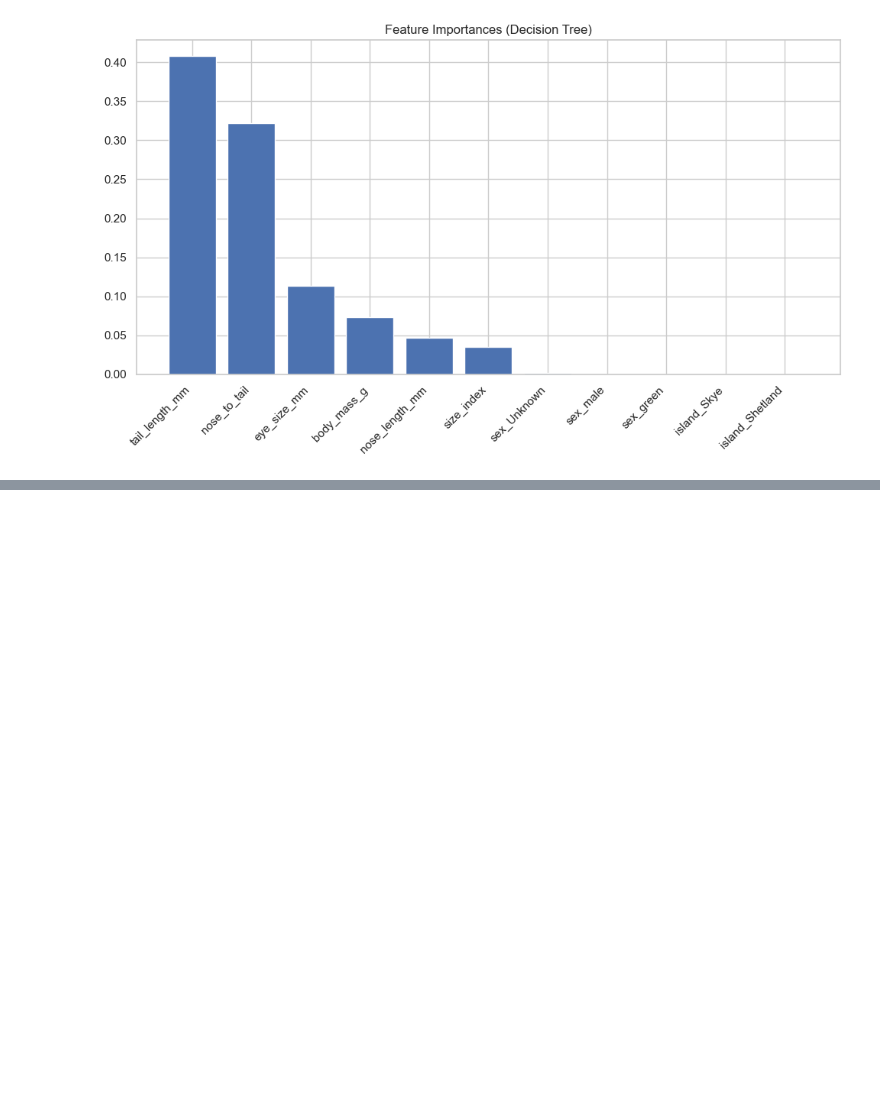
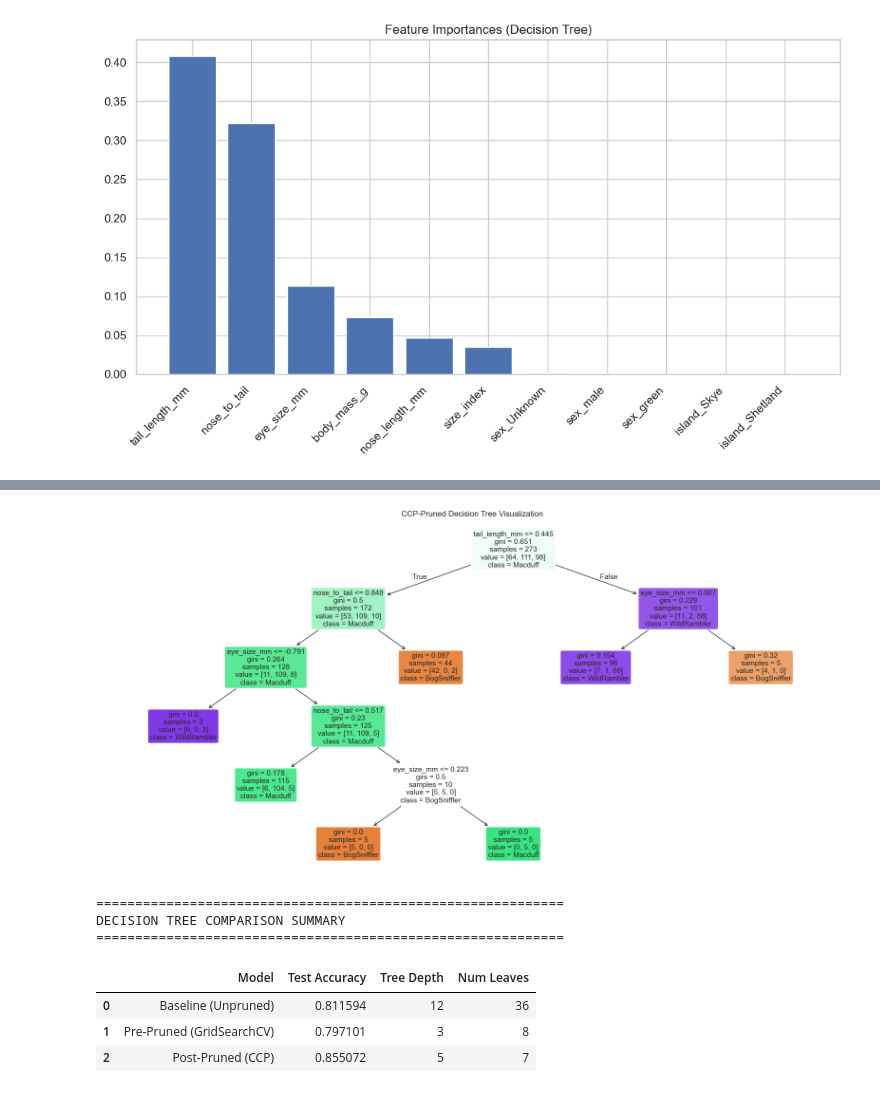
Before and after one commit to AhmedIkram05/haggis-predictive-modeling, a Jupyter notebook: ahmed-ikram.ipynb, the cells around one changed output, grey strips where cells are left out. Cells and saved outputs as stored; diff of their text form; code cells hidden in the pictures; blank space fills up the shorter version.

```diff
--- a/ahmed-ikram.ipynb
+++ b/ahmed-ikram.ipynb
@@ -785,0 +898,40 @@ weighted avg       0.90      0.90      0.90        69
+# %%
+# Visualize the pruned tree (CCP-pruned version)
+plt.figure(figsize=(16, 8))
+plot_tree(ccp_pruned_tree,
+          feature_names=feature_names,
+          class_names=list(dt_pipeline.classes_),
+          filled=True,
+          rounded=True,
+          fontsize=11)
+plt.title("CCP-Pruned Decision Tree Visualization")
+plt.tight_layout()
+plt.show()
+
+# Compare all Decision Tree variants
+print("\n" + "="*60)
+print("DECISION TREE COMPARISON SUMMARY")
+print("="*60)
+baseline_depth = dt_pipeline.named_steps['classifier'].get_depth()
+baseline_leaves = dt_pipeline.named_steps['classifier'].get_n_leaves()
+prepruned_depth = best_prepruned.named_steps['classifier'].get_depth()
+prepruned_leaves = best_prepruned.named_steps['classifier'].get_n_leaves()
+
+comparison_df = pd.DataFrame({
+    'Model': ['Baseline (Unpruned)', 'Pre-Pruned (GridSearchCV)', 'Post-Pruned (CCP)'],
+    'Test Accuracy': [accuracy_score(y_test, y_pred_dt),
+                      accuracy_score(y_test, y_pred_prepruned),
+                      accuracy_score(y_test, y_pred_ccp)],
+    'Tree Depth': [baseline_depth, prepruned_depth, ccp_pruned_tree.get_depth()],
+    'Num Leaves': [baseline_leaves, prepruned_leaves, ccp_pruned_tree.get_n_leaves()]
+})
+display(comparison_df)
+# %% [output]
+[figure, added]
+============================================================
+DECISION TREE COMPARISON SUMMARY
+============================================================
+|  | Model | Test Accuracy | Tree Depth | Num Leaves |
+| 0 | Baseline (Unpruned) | 0.811594 | 12 | 36 |
+| 1 | Pre-Pruned (GridSearchCV) | 0.797101 | 3 | 8 |
+| 2 | Post-Pruned (CCP) | 0.855072 | 5 | 7 |
```
Also changed, not shown: parts of 25 cells of this notebook.
